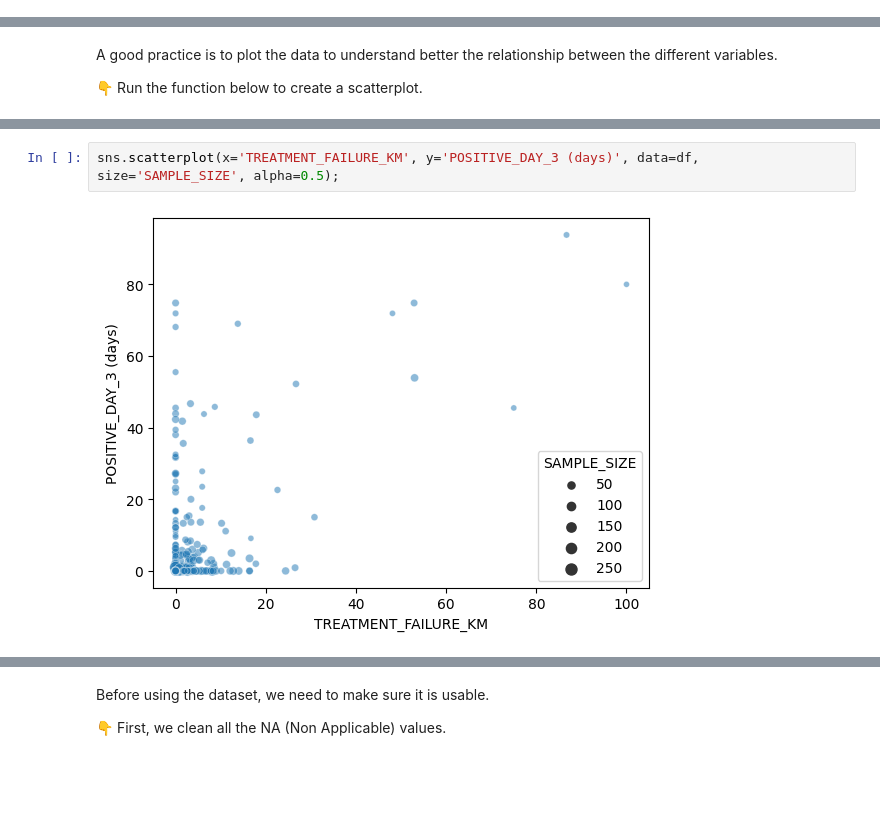
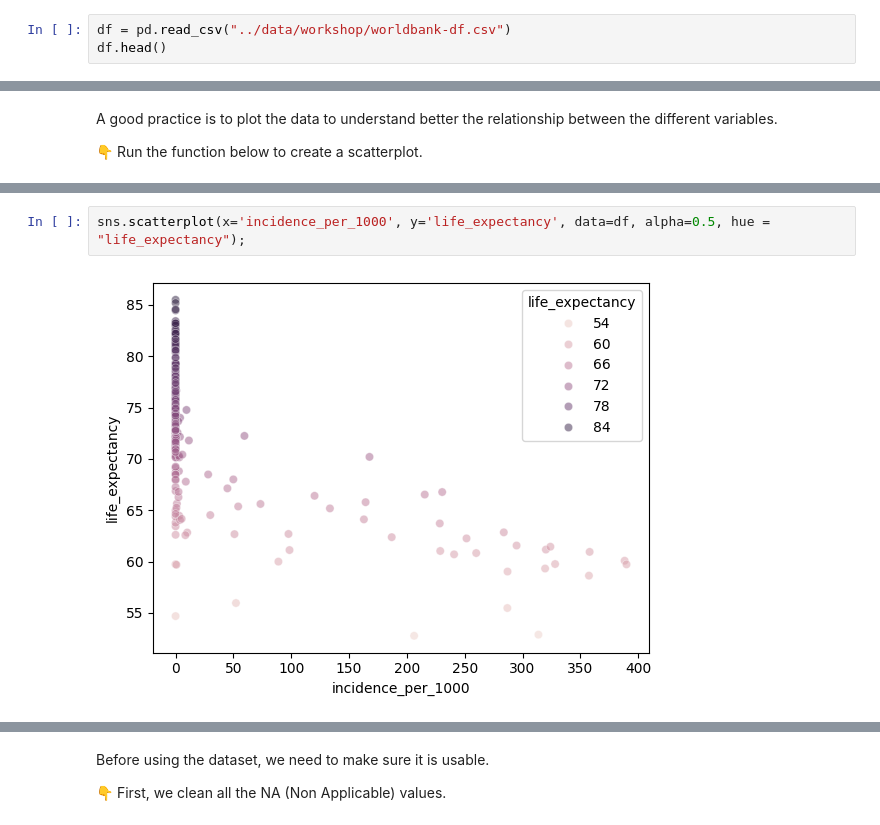
Before and after one commit to APepey/ML-workshop, a Jupyter notebook: notebooks/challenge02_MLbasics.ipynb, the cells around one changed output, grey strips where cells are left out. Saved outputs shown, nothing was run; the diff lists cells and outputs as text; blank space fills up the shorter version.

```diff
--- a/notebooks/challenge02_MLbasics.ipynb
+++ b/notebooks/challenge02_MLbasics.ipynb
@@ -56,0 +64,3 @@ This dataset includes data on --- and is kindly provided by the WHO through thei
+# %%
+df = pd.read_csv("../data/workshop/worldbank-df.csv")
+df.head()
@@ -131,4 +234,4 @@ A good practice is to plot the data to understand better the relationship betwee
 # %%
-sns.scatterplot(x='TREATMENT_FAILURE_KM', y='POSITIVE_DAY_3 (days)', data=df, size='SAMPLE_SIZE', alpha=0.5);
+sns.scatterplot(x='incidence_per_1000', y='life_expectancy', data=df, alpha=0.5, hue = "life_expectancy");
 # %% [output]
-[figure, old version]
+[figure, new version]
```
Also changed, not shown: parts of 121 cells of this notebook.
